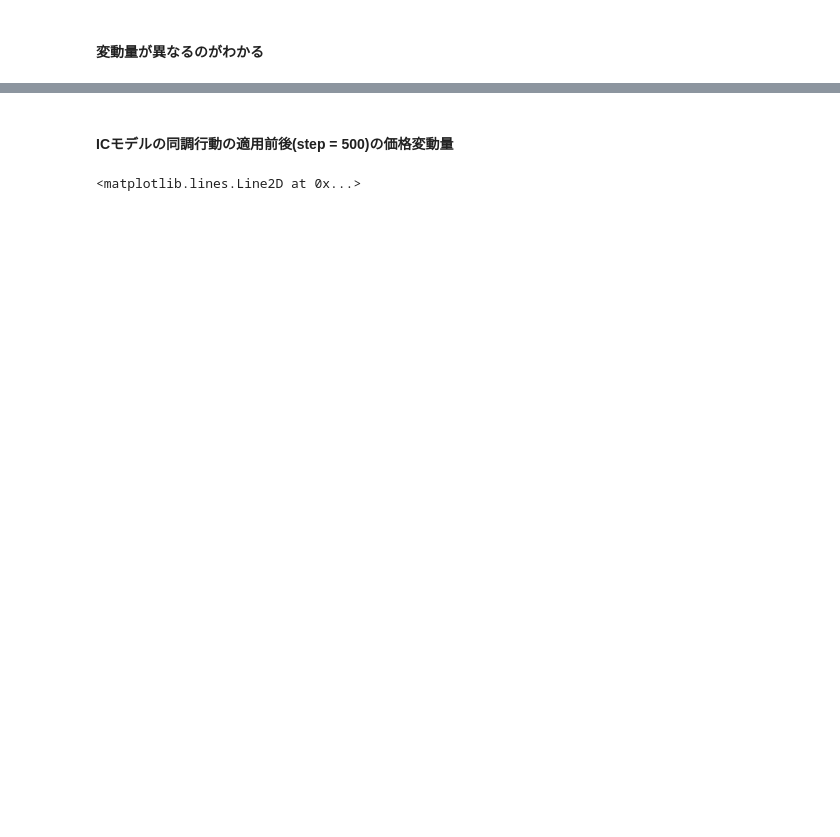
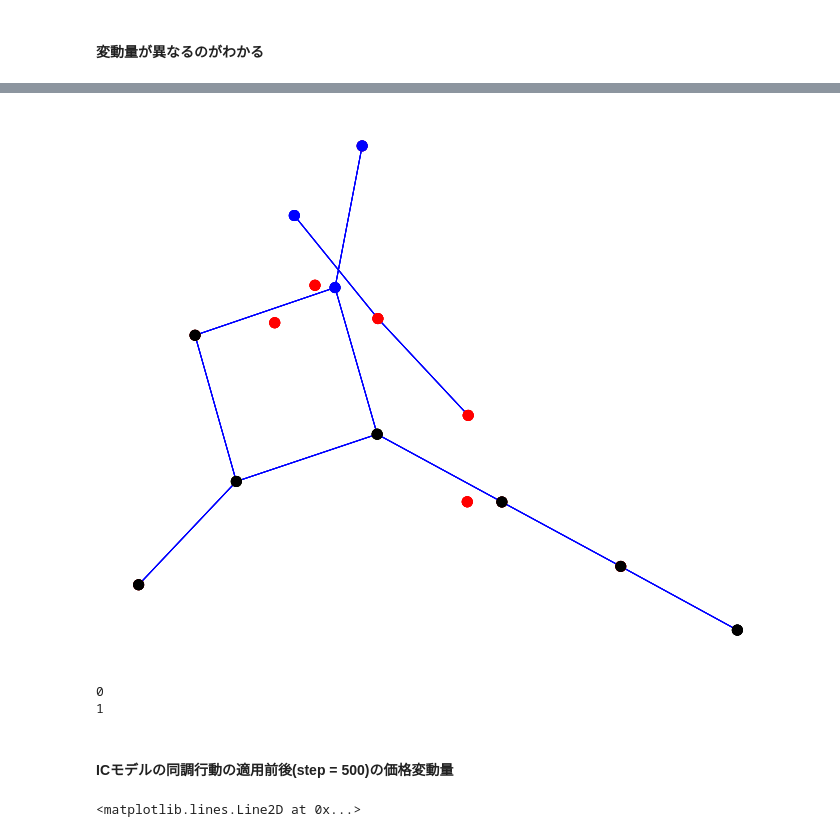
Before and after one commit to puva01/thesis, a Jupyter notebook: Independent Cascade Model.ipynb, the cells around one changed output, grey strips where cells are left out. Cells and saved outputs as stored; diff of their text form; code cells hidden in the pictures; blank space fills up the shorter version.

```diff
--- a/Independent Cascade Model.ipynb
+++ b/Independent Cascade Model.ipynb
@@ -116,0 +238,33 @@ IC_model -33
+# %%
+#インフルエンサーは黄色
+init_color = color_list[0].copy()
+for i in infl_id:
+    init_color[i] = "yellow"
+
+#可視化
+num = len(color_list)
+fig= plt.figure(figsize= (12,10))
+ax  =fig.add_subplot(111)
+ax.set_xticklabels([])
+ax.set_yticklabels([])
+ax.tick_params(color="white")
+
+#influencer = yellow
+nx.draw_networkx_edges(G,pos7,edge_color="blue",ax = ax,alpha  =0.9)
+nx.draw_networkx_nodes(G,pos7,node_color=init_color, ax = ax,node_size=100,alpha =0.9)
+plt.savefig('/Users/puca/thesis/images/ICmodel_simulation/n=15_init.png')
+
+for i in range (num):
+    ax  =fig.add_subplot(111)
+    ax.set_xticklabels([])
+    ax.set_yticklabels([])
+    ax.tick_params(color="white")
+    nx.draw_networkx_edges(G,pos7,edge_color="blue",ax = ax,alpha =0.9)
+    nx.draw_networkx_nodes(G,pos7,node_color=color_list[i], ax = ax,alpha =0.9,node_size=100)
+    plt.savefig('/Users/puca/thesis/images/ICmodel_simulation/n=15_{}.png'.format(i))
+
+
+
+plt.axis('off')
+plt.show()
+# %% [output]
@@ -117,3 +273,35 @@ IC_model -33
+[figure, added]
+# %%
+#インフルエンサーは黄色
+init_color = color_list[0].copy()
+for i in infl_id:
+    init_color[i] = "yellow"
+
+#可視化
+num = len(color_list)
+fig,ax = plt.subplots(num+1,1,figsize= (12,10*num))
+[ax[i].set_xticklabels([]) for i in range(num+1)]
+[ax[i].set_yticklabels([]) for i in range(num+1)]
+for i in range(num+1):
+    ax[i].set_xticklabels([])
+    ax[i].set_yticklabels([])
+    ax[i].tick_params(color = "white")
+
+#influencer = yellow
+nx.draw_networkx_edges(G,pos7,edge_color="blue",ax = ax[0],alpha  =0.9)
+nx.draw_networkx_nodes(G,pos7,node_color=init_color, ax = ax[0],node_size=100,alpha =0.9)
+
+for i in range (num):
+    nx.draw_networkx_edges(G,pos7,edge_color="blue",ax = ax[i+1],alpha =0.9)
+    nx.draw_networkx_nodes(G,pos7,node_color=color_list[i], ax = ax[i+1],alpha =0.9,node_size=100)
+
+# plt.savefig('influencer2%.png')
+plt.axis('off')
+plt.figure(figsize=(20,15))
+plt.show()
+# %% [output]
+0
+1
 # %%
 def priceSeries():
     random.seed(None)
```
Also changed, not shown: parts of 11 cells of this notebook.
